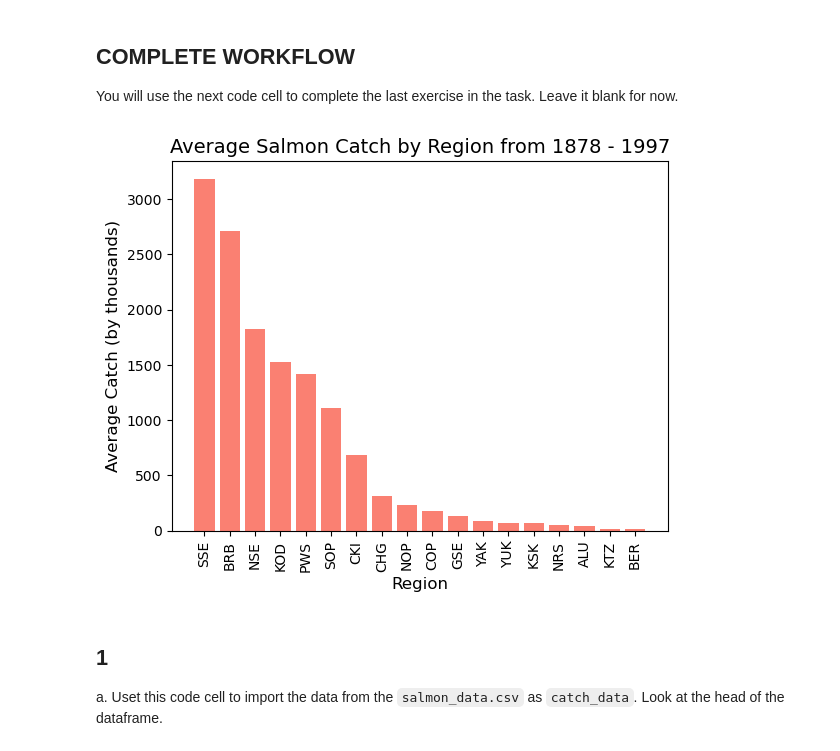
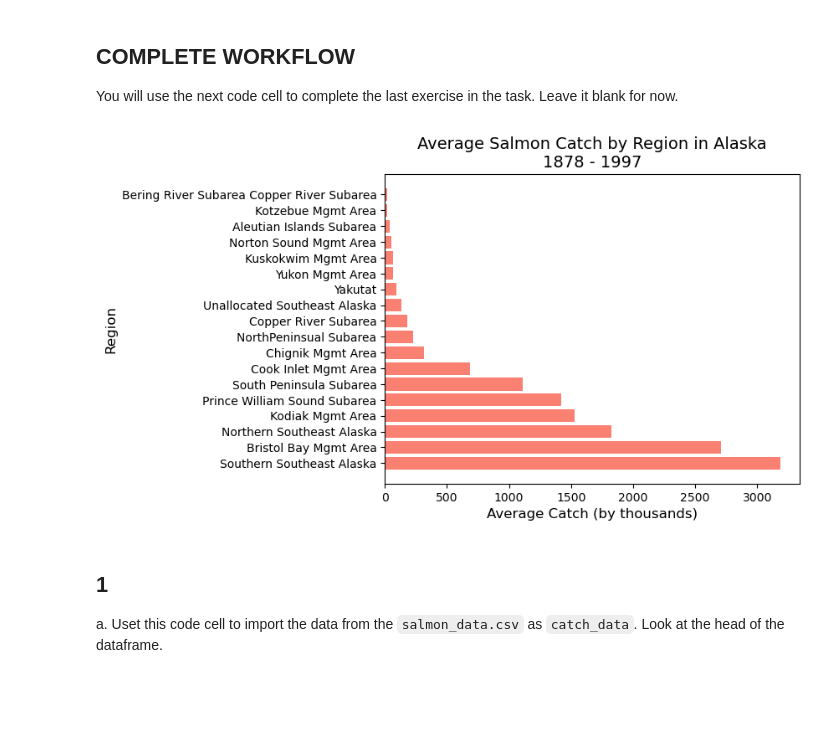
Before and after one commit to nicolelpepper/eds220-hwk2, a Jupyter notebook: hwk2-task2-salmon.ipynb, the cells around one changed output. Drawn from its saved outputs; the diff is of its cells as text; code cells hidden in the pictures; blank space fills up the shorter version.

```diff
--- a/hwk2-task2-salmon.ipynb
+++ b/hwk2-task2-salmon.ipynb
@@ -54,41 +54,71 @@ You will use the next code cell to complete the last exercise in the task. Leave
 # %%
 # FINAL CODE
 
 # Import libraries
 import pandas as pd
 import matplotlib.pyplot as plt
 
 # Read in Salmon Data
 catch_data = pd.read_csv('data/salmon_data.csv')
 
 # Remove the notes column
 catch_data = catch_data.drop(columns =['notesRegCode'])
 
 # Find the row with observation containing "I" in the Catch Column
 catch_I = catch_data.loc[ catch_data['Catch'] == 'I',['Region','Year','Species','Catch']]
 
 # Reassign the value from "I" to 1 in the Catch Column
 catch_data.loc[400, 'Catch'] = 1
 
 # Update the catch column to be type int 64
 catch_data['Catch'] = pd.to_numeric(catch_data['Catch'])
 
 # Calculate the average catch by region
 avg_region = catch_data.groupby('Region')['Catch'].mean()
 
-# Sort the avg catch data in ascending order
-avg_sorted = catch_data.groupby('Region')['Catch'].mean().sort_values(ascending = False)
+# Create dictionary that translates region abbreviations to full region names
+region_names = {
+    'GSE': 'Unallocated Southeast Alaska',
+    'NSE': 'Northern Southeast Alaska',
+    'SSE': 'Southern Southeast Alaska',
+    'YAK': 'Yakutat',
+    'PWSmgmt':'Prince William Sound Mgmt Area',
+    'BER': 'Bering River Subarea Copper River Subarea',
+    'COP': 'Copper River Subarea',
+    'PWS': 'Prince William Sound Subarea',
+    'CKI': 'Cook Inlet Mgmt Area',
+    'BRB': 'Bristol Bay Mgmt Area',
+    'KSK': 'Kuskokwim Mgmt Area',
+    'YUK': 'Yukon Mgmt Area',
+    'NRS': 'Norton Sound Mgmt Area',
+    'KTZ': 'Kotzebue Mgmt Area',
+    'KOD': 'Kodiak Mgmt Area',
+    'CHG': 'Chignik Mgmt Area',
+    'ALUmgmt': 'Alaska Peninsula - Aleutian Islands Mgmt Area',
+    'SOP': 'South Peninsula Subarea',
+    'ALU': 'Aleutian Islands Subarea',
+    'NOP': 'NorthPeninsual Subarea'
 
-# Create a bar graph of estimated average salmon catches by region
-plt.bar(avg_sorted.index, avg_sorted.values, color='salmon')
+}
+
+# Apply the region dictionary to the avg_region data
+avg_region_df = pd.DataFrame(avg_region)
+avg_region_df['Region_Full'] = avg_region_df.index.map(region_names)
+
+# Sort avg_region_df in descending order
+avg_region_df = avg_region_df.sort_values(by='Catch', ascending=False)
+avg_region_df
+
+# Create a bar plot of estimated average salmon catches by region
+plt.barh(avg_region_df['Region_Full'], avg_region_df['Catch'], color='salmon')
 # Customize the graph
-plt.title('Average Salmon Catch by Region from 1878 - 1997', fontsize=14)
-plt.xlabel('Region', fontsize=12)
-plt.ylabel('Average Catch (by thousands)', fontsize=12)
-plt.xticks(rotation=90)
+plt.title('Average Salmon Catch by Region in Alaska\n1878 - 1997', fontsize=14)
+plt.ylabel('Region', fontsize=12)
+plt.xlabel('Average Catch (by thousands)', fontsize=12)
+#plt.xticks(rotation=90)
 plt.show()
 # %% [output]
-[figure, old version]
+[figure, new version]
 # %% [markdown]
 ## 1
 
```
Also changed, not shown: parts of 6 cells of this notebook.
